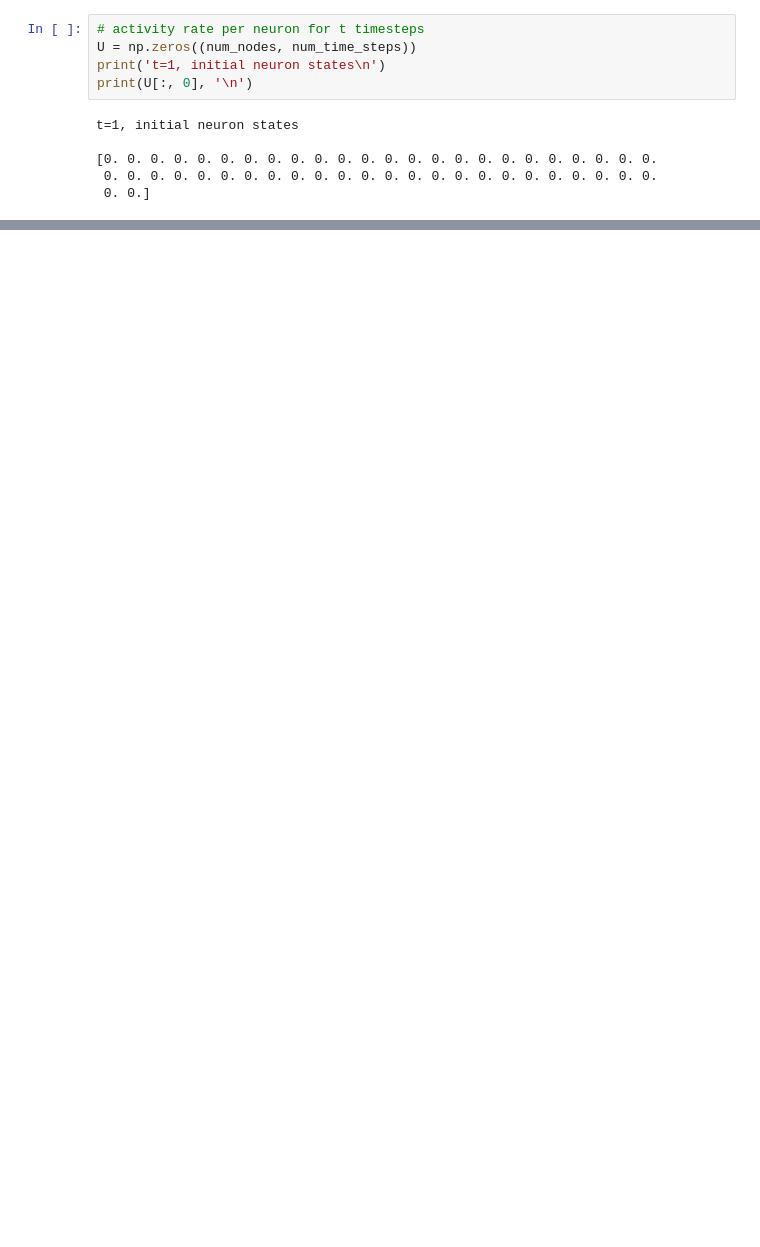
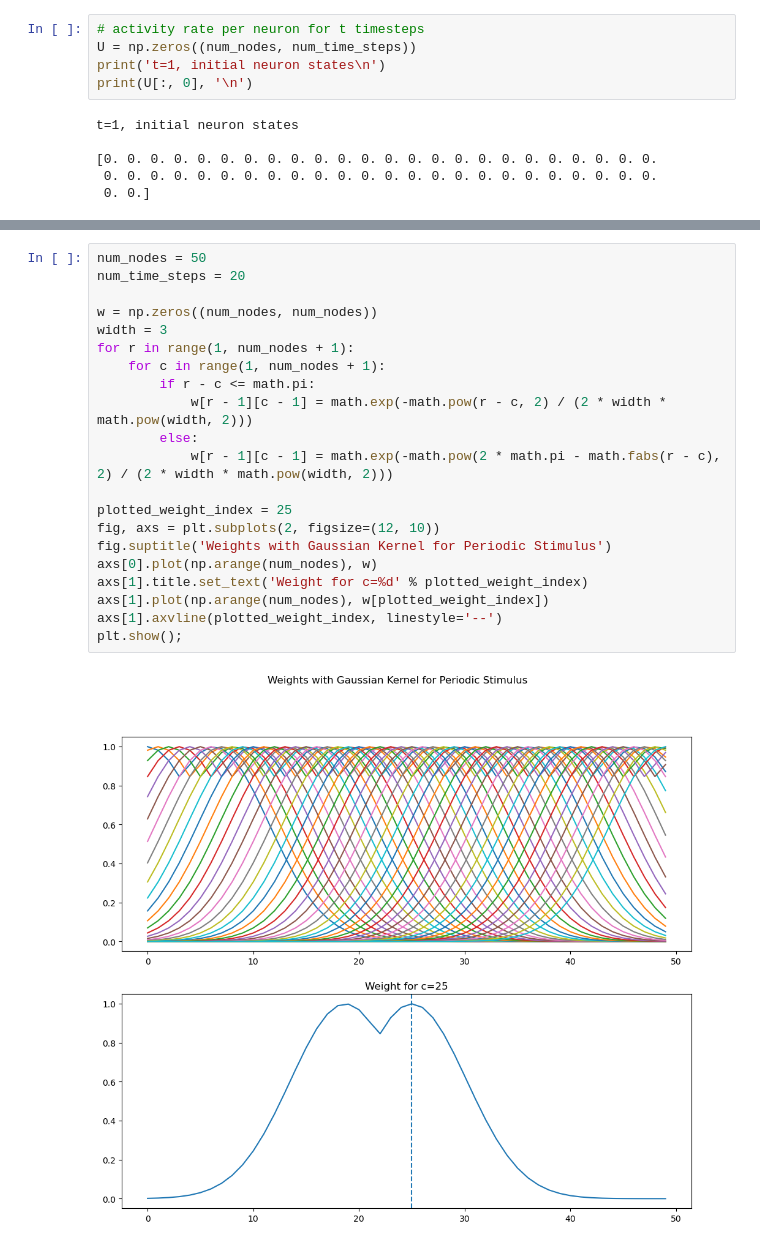
Before and after one commit to michealrm/Trappenberg_CAAN, a Jupyter notebook: caan_simulation.ipynb, the cells around one changed output, grey strips where cells are left out. Drawn from its saved outputs; the diff is of its cells as text; blank space fills up the shorter version.

Commit message:
WIP periodic stimulus

```diff
--- a/caan_simulation.ipynb
+++ b/caan_simulation.ipynb
@@ -75,0 +85,23 @@ plt.plot(solution.t, solution.y.T);
+# %%
+num_nodes = 50
+num_time_steps = 20
+
+w = np.zeros((num_nodes, num_nodes))
+width = 3
+for r in range(1, num_nodes + 1):
+    for c in range(1, num_nodes + 1):
+        if r - c <= math.pi:
+            w[r - 1][c - 1] = math.exp(-math.pow(r - c, 2) / (2 * width * math.pow(width, 2)))
+        else:
+            w[r - 1][c - 1] = math.exp(-math.pow(2 * math.pi - math.fabs(r - c), 2) / (2 * width * math.pow(width, 2)))
+
+plotted_weight_index = 25
+fig, axs = plt.subplots(2, figsize=(12, 10))
+fig.suptitle('Weights with Gaussian Kernel for Periodic Stimulus')
+axs[0].plot(np.arange(num_nodes), w)
+axs[1].title.set_text('Weight for c=%d' % plotted_weight_index)
+axs[1].plot(np.arange(num_nodes), w[plotted_weight_index])
+axs[1].axvline(plotted_weight_index, linestyle='--')
+plt.show();
+# %% [output]
+[figure, added]
```
Also changed, not shown: parts of 6 cells of this notebook.
